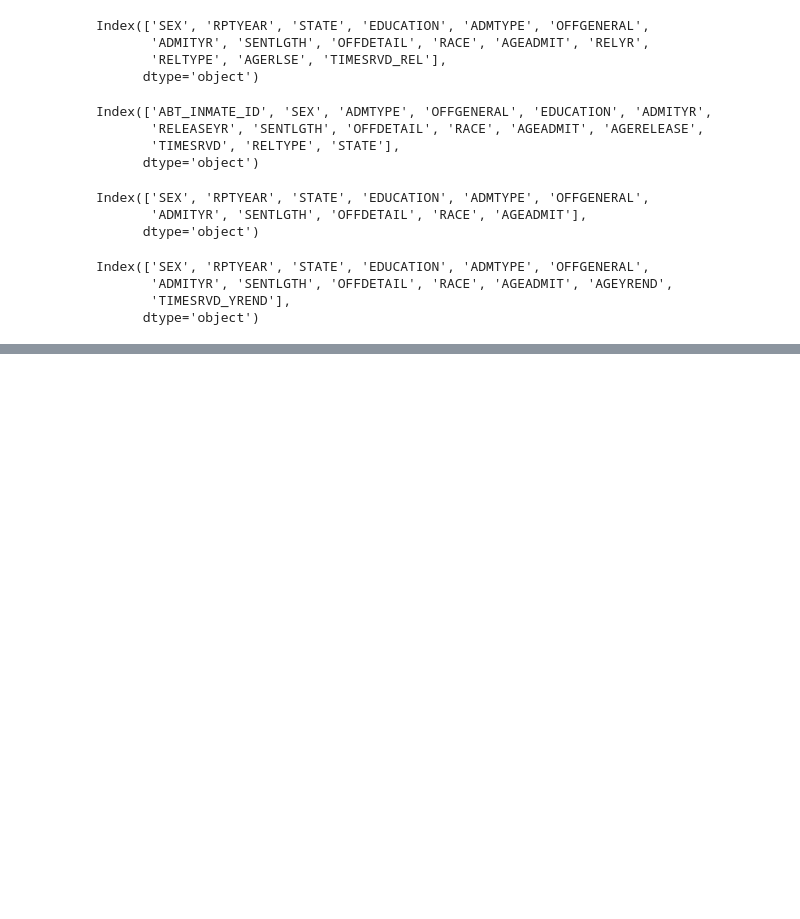
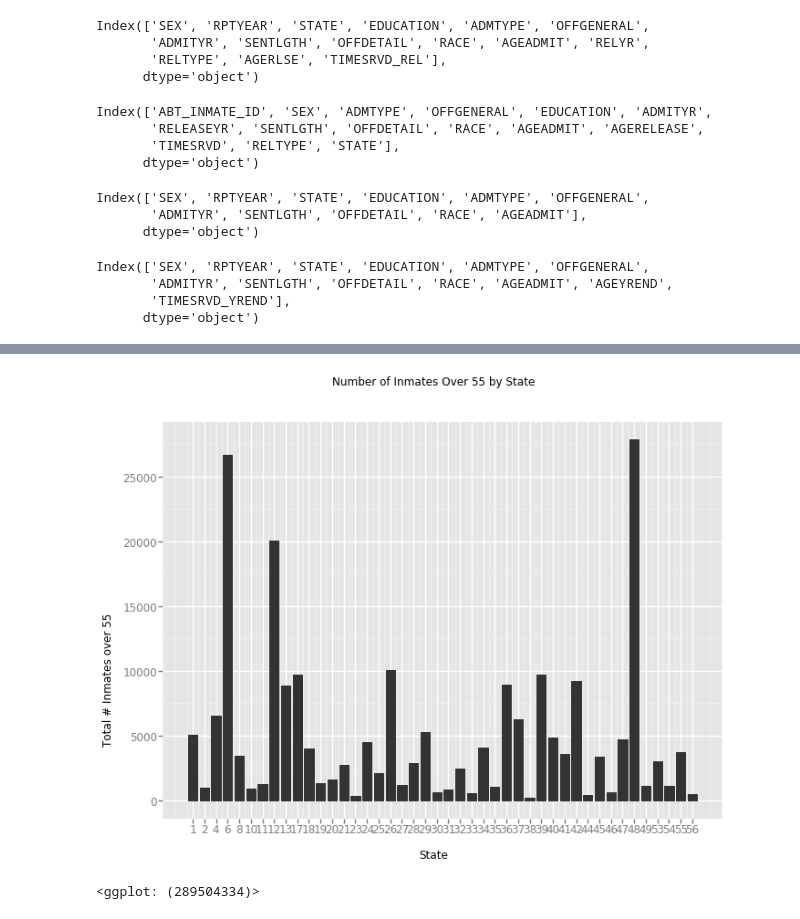
Before and after one commit to maulikjs/Aging-in-Prison, a Jupyter notebook: 506 Project Part 1.ipynb, the cells around one changed output, grey strips where cells are left out. Cells and saved outputs as stored; diff of their text form; code cells hidden in the pictures; blank space fills up the shorter version.

```diff
--- a/506 Project Part 1.ipynb
+++ b/506 Project Part 1.ipynb
@@ -72,0 +82,9 @@ Index(['SEX', 'RPTYEAR', 'STATE', 'EDUCATION', 'ADMTYPE', 'OFFGENERAL',
+# %%
+from ggplot import *
+
+ggplot(aes('STATE'), data=tr) +\
+geom_bar() +\
+labs(x = "State", y="Total # Inmates over 55", title = "Number of Inmates Over 55 by State")
+# %% [output]
+[figure, added]
+<ggplot: (289504334)>
```
Also changed, not shown: parts of 2 cells of this notebook.
